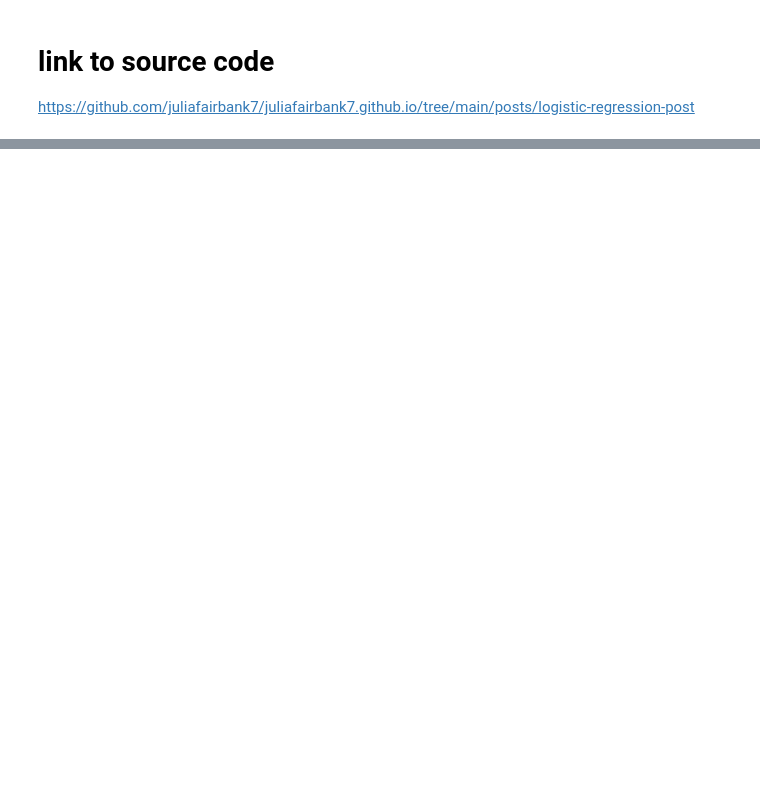
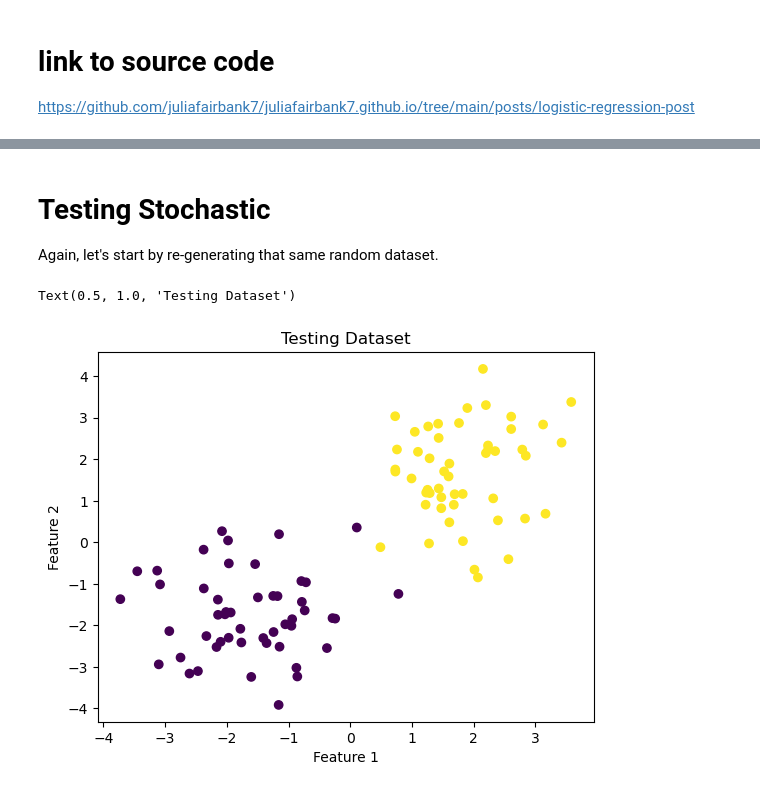
Before and after one commit to juliafairbank7/juliafairbank7.github.io, a Jupyter notebook: posts/logistic-regression-post/index.ipynb, the cells around one changed output, grey strips where cells are left out. Saved outputs shown, nothing was run; the diff lists cells and outputs as text; code cells hidden in the pictures; blank space fills up the shorter version.

```diff
--- a/posts/logistic-regression-post/index.ipynb
+++ b/posts/logistic-regression-post/index.ipynb
@@ -227,0 +104,16 @@ legend = plt.legend()
+# %% [markdown]
+# Testing Stochastic
+
+Again, let's start by re-generating that same random dataset.
+# %%
+np.random.seed(777)
+
+X2, y2 = make_blobs(n_samples = 100, n_features = p_features-1,centers=[(-1.7,-1.7),(1.7,1.7)])
+
+fig2 = plt.scatter(X2[:,0], X2[:,1], c = y2)
+xlab = plt.xlabel("Feature 1")
+ylab = plt.ylabel("Feature 2")
+plt.title("Testing Dataset")
+# %% [output]
+Text(0.5, 1.0, 'Testing Dataset')
+[figure, added]
```
Also changed, not shown: parts of 53 cells of this notebook, 1 other file.
